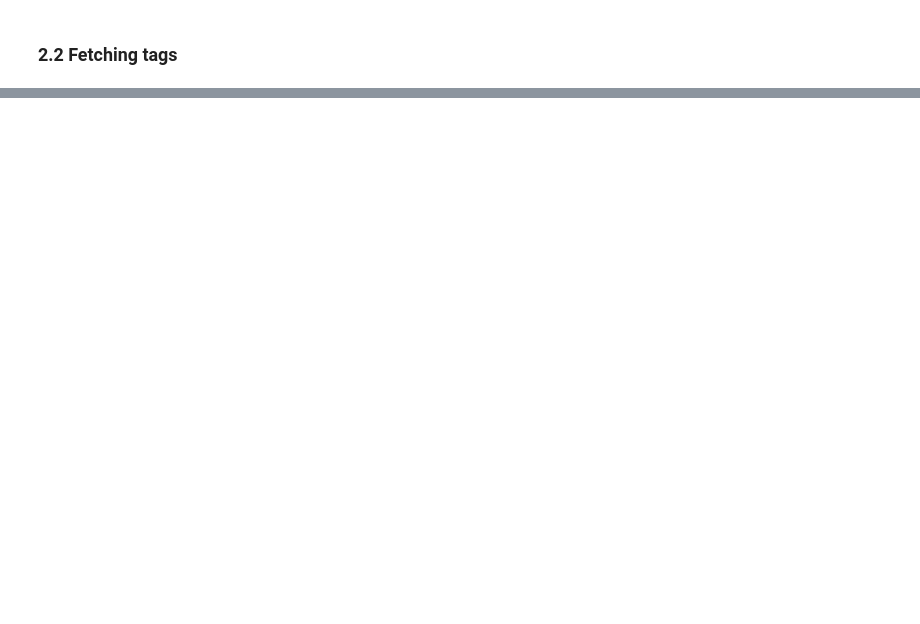
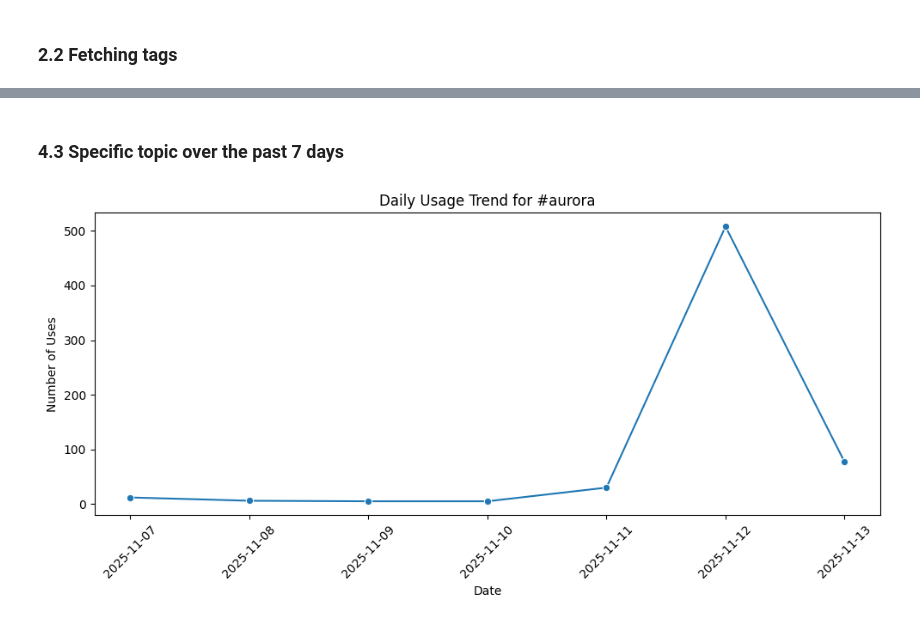
Before and after one commit to Lamees-F/Matsodon, a Jupyter notebook: Notebooks/hashtag.ipynb, the cells around one changed output, grey strips where cells are left out. Drawn from its saved outputs; the diff is of its cells as text; code cells hidden in the pictures; blank space fills up the shorter version.

```diff
--- a/Notebooks/hashtag.ipynb
+++ b/Notebooks/hashtag.ipynb
@@ -76,0 +305,21 @@ TuneTuesday 17 uses today
+# %% [markdown]
+### 4.3 Specific topic over the past 7 days
+# %%
+topic = "aurora"
+
+df_trending['date'] = pd.to_datetime(df_trending[['year','month','day']])
+
+df_topic = df_trending[df_trending['hashtag'] == topic]
+
+daily_topic_usage = df_topic.groupby('date')['uses'].sum().reset_index()
+
+plt.figure(figsize=(10,5))
+sns.lineplot(data=daily_topic_usage, x='date', y='uses', marker='o')
+plt.title(f"Daily Usage Trend for #{topic}")
+plt.xlabel("Date")
+plt.ylabel("Number of Uses")
+plt.xticks(rotation=45)
+plt.tight_layout()
+plt.show()
+# %% [output]
+[figure, added]
```
Also changed, not shown: parts of 35 cells of this notebook, 1 other file.
